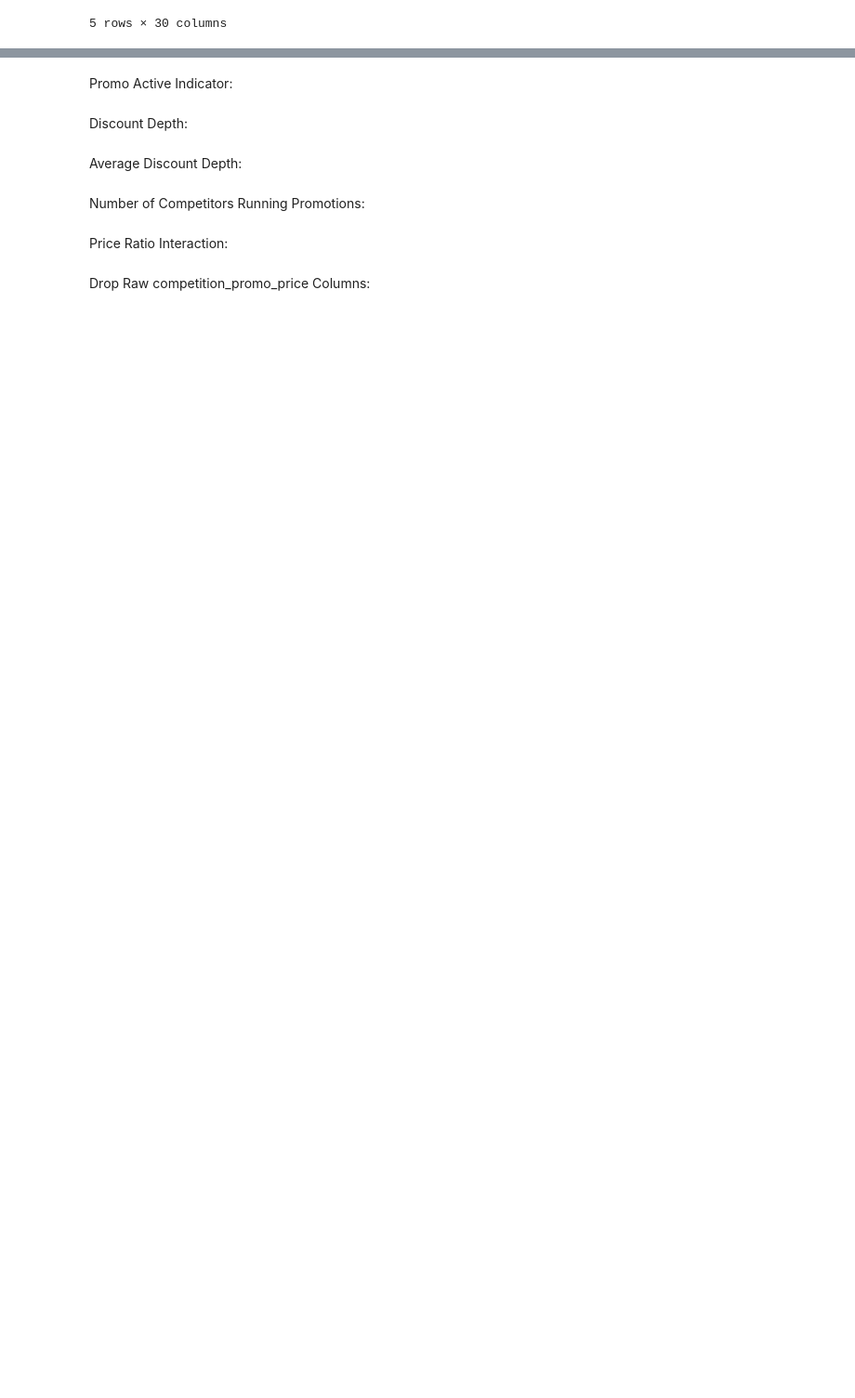
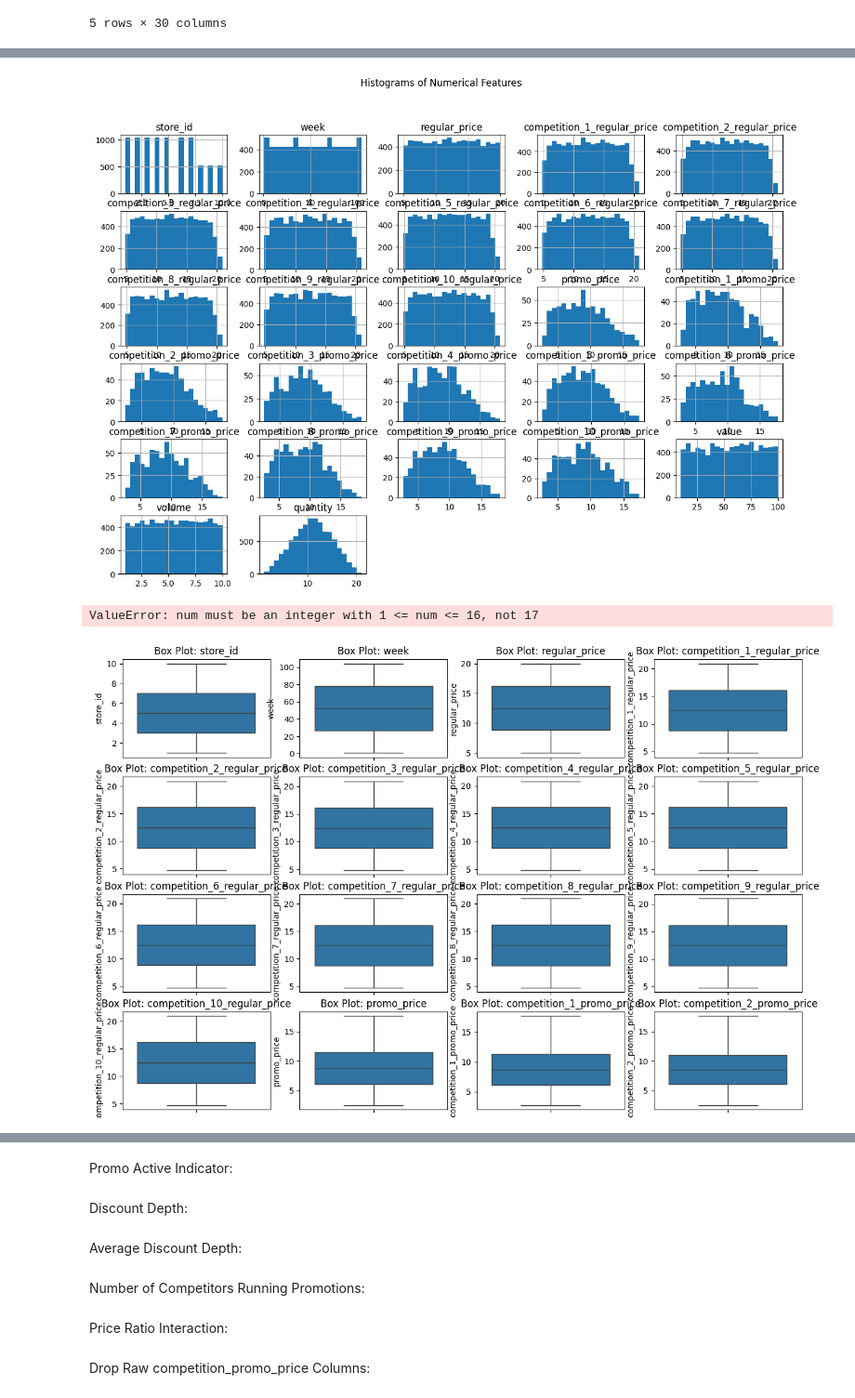
Before and after one commit to cianolan1/Ferrero_Tech_Assesment, a Jupyter notebook: notebooks/data_exploration/1_data_exploration.ipynb, the cells around one changed output, grey strips where cells are left out. Shown at 93% size. Saved outputs shown, nothing was run; the diff lists cells and outputs as text; code cells hidden in the pictures; blank space fills up the shorter version.

```diff
--- a/notebooks/data_exploration/1_data_exploration.ipynb
+++ b/notebooks/data_exploration/1_data_exploration.ipynb
@@ -46,0 +104,18 @@ max                      17.315685    99.996789     9.999793    21.049790
+# %%
+# Histograms for numeric columns
+df.select_dtypes(include=['float64', 'int64']).hist(bins=20, figsize=(15, 10))
+plt.suptitle("Histograms of Numerical Features")
+plt.show()
+
+# Box plots to visually inspect distribution and outliers
+plt.figure(figsize=(15, 10))
+for i, column in enumerate(df.select_dtypes(include=['float64', 'int64']).columns, 1):
+    plt.subplot(4, 4, i)
+    sns.boxplot(df[column])
+    plt.title(f"Box Plot: {column}")
+plt.tight_layout()
+plt.show()
+# %% [output]
+[figure, added]
+ValueError: num must be an integer with 1 <= num <= 16, not 17
+[figure, added]
```
Also changed, not shown: parts of 9 cells of this notebook, 1 other file.
